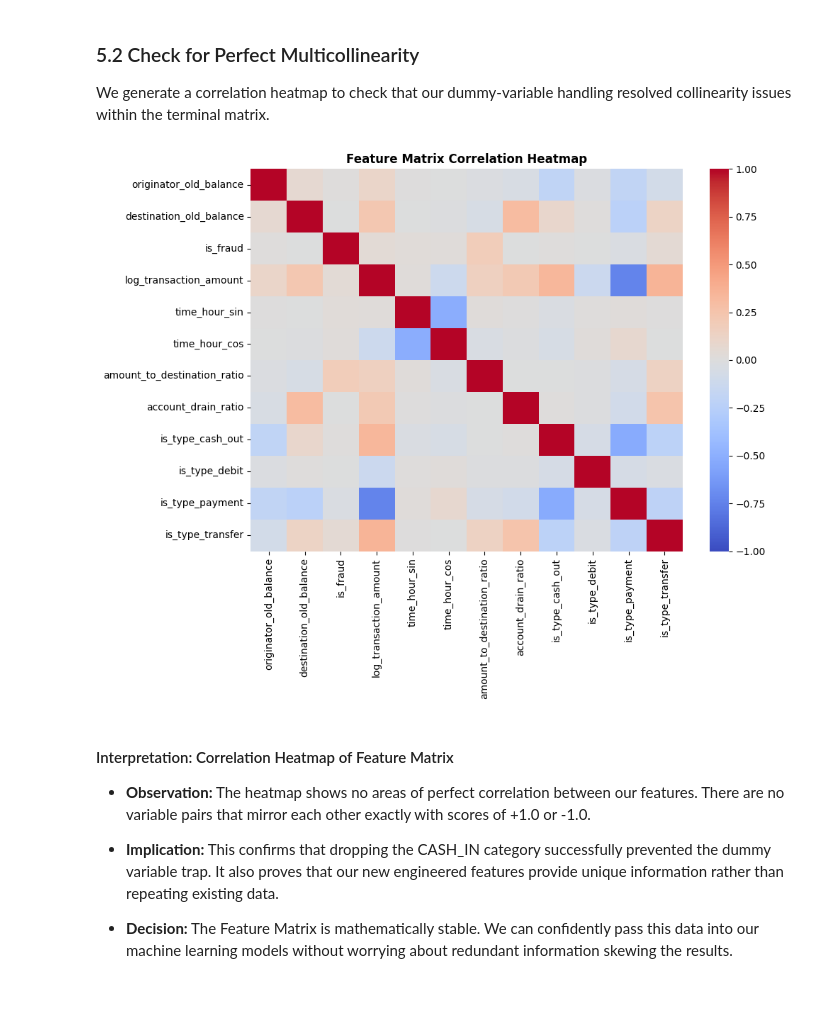
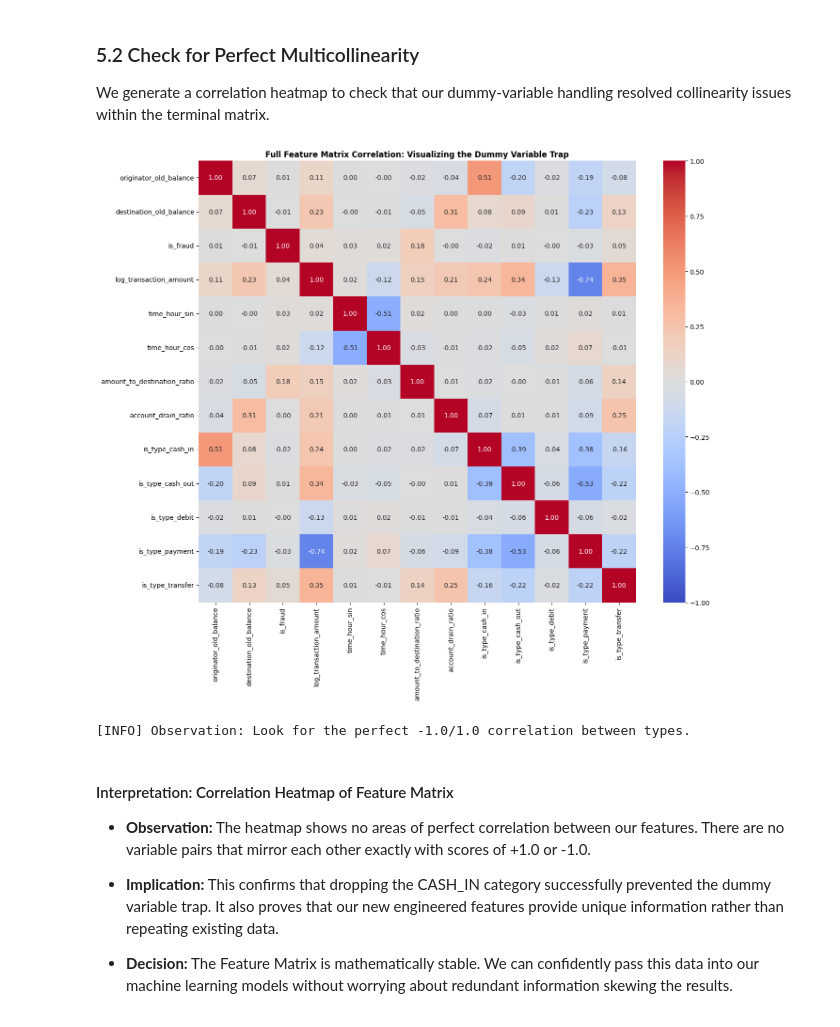
Before and after one commit to Quynh-Trang12/anomaly-watchers-donutpuff, a Jupyter notebook: ml_pipeline/notebooks/01_primary_analysis.ipynb, the cells around one changed output. Drawn from its saved outputs; the diff is of its cells as text; code cells hidden in the pictures.

Commit message:
adjust correlation heat map

```diff
--- a/ml_pipeline/notebooks/01_primary_analysis.ipynb
+++ b/ml_pipeline/notebooks/01_primary_analysis.ipynb
@@ -814,18 +784,55 @@ logger.info(f"Shape: {df.shape}")
+# %%
+def stage_one_hot_encoding(df):
+    """
+    Stage A: Create dummies for ALL categories to demonstrate multicollinearity.
+    This version includes 'is_type_cash_in' for the 13-column 'Trap' state.
+    """
+    # 1. Generate dummies for all 5 types [cite: 673]
+    df = pd.get_dummies(df, columns=["transaction_type"], dtype=int)
+
+    # 2. Unified Snake Case Renaming [cite: 674, 681]
+    DUMMY_RENAME = {
+        "transaction_type_CASH_IN": "is_type_cash_in",
+        "transaction_type_CASH_OUT": "is_type_cash_out",
+        "transaction_type_DEBIT": "is_type_debit",
+        "transaction_type_PAYMENT": "is_type_payment",
+        "transaction_type_TRANSFER": "is_type_transfer"
+    }
+    return df.rename(columns=DUMMY_RENAME)
+
+def resolve_trap_and_cleanup(df):
+    """
+    Stage C: Resolve the Dummy Variable Trap and remove identifiers[cite: 794, 796].
+    """
+    # 1. Drop the reference dummy (CASH_IN) to fix multicollinearity [cite: 798]
+    if "is_type_cash_in" in df.columns:
+        df = df.drop(columns=["is_type_cash_in"])
+
+    # 2. Drop high-cardinality string identifiers [cite: 799, 800]
+    IDENTIFIERS = ["originator_id", "destination_id"]
+    return df.drop(columns=[col for col in IDENTIFIERS if col in df.columns])
 # %% [markdown]
 ### 5.2 Check for Perfect Multicollinearity
 
 We generate a correlation heatmap to check that our dummy-variable handling resolved collinearity issues within the terminal matrix.
-# %%
-# Compute Pearson product-moment correlation coefficients to verify the independence of constructed features
-corr_matrix = df.corr(numeric_only=True)
-
-fig, ax = plt.subplots(figsize=(10, 8))
-sns.heatmap(corr_matrix, cmap="coolwarm", annot=False, fmt=".2f", ax=ax, vmin=-1, vmax=1)
-ax.set_title("Feature Matrix Correlation Heatmap", fontweight="bold")
-plt.tight_layout()
-plt.show()
-# %% [output]
-[figure, removed]
+# %%
+# Apply encoding but DO NOT drop the trap yet
+df = stage_one_hot_encoding(df)
+
+# Generate the comprehensive heatmap for all available numeric features
+plt.figure(figsize=(14, 12))
+# numeric_only=True ensures all 12+ features are captured [cite: 689]
+full_corr = df.corr(numeric_only=True)
+
+sns.heatmap(full_corr, cmap="coolwarm", annot=True, fmt=".2f", vmin=-1, vmax=1)
+plt.title("Full Feature Matrix Correlation: Visualizing the Dummy Variable Trap", fontweight="bold")
+plt.tight_layout()
+plt.show()
+
+logger.info("Observation: Look for the perfect -1.0/1.0 correlation between types.")
+# %% [output]
+[figure, added]
+[INFO] Observation: Look for the perfect -1.0/1.0 correlation between types.
 # %% [markdown]
 #### Interpretation: Correlation Heatmap of Feature Matrix
 
```
Also changed, not shown: parts of 3 cells of this notebook.
